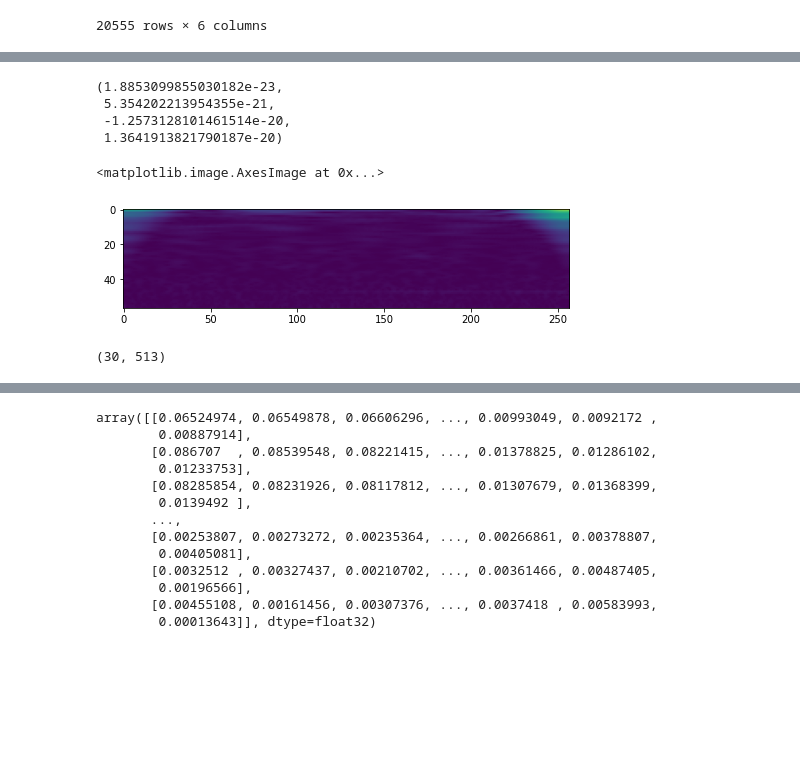
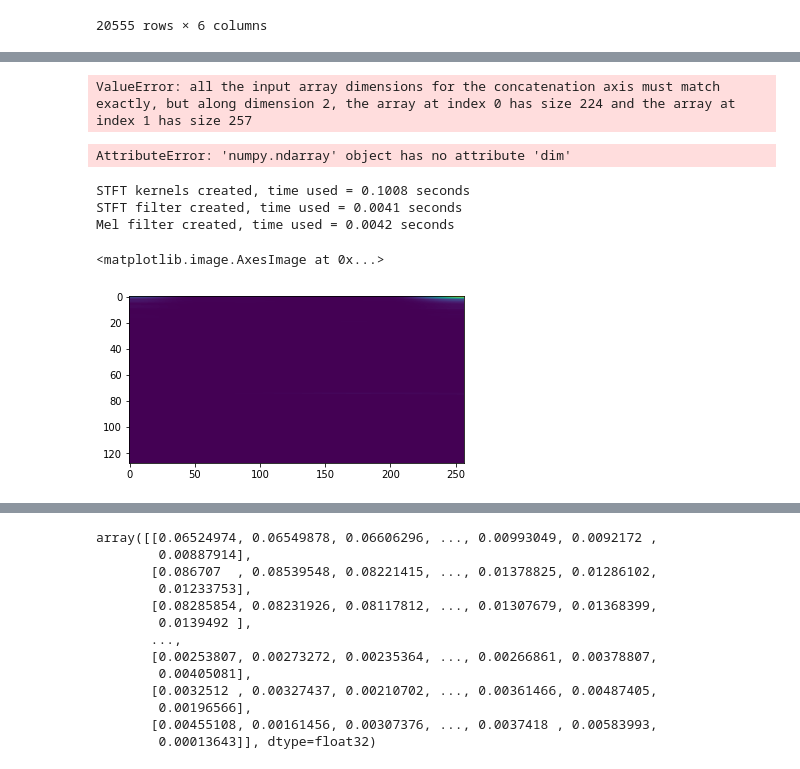
Before and after one commit to hamishdickson/g2net, a Jupyter notebook: nbs/ensembling.ipynb, the cells around one changed output, grey strips where cells are left out. Drawn from its saved outputs; the diff is of its cells as text; code cells hidden in the pictures; blank space fills up the shorter version.

```diff
--- a/nbs/ensembling.ipynb
+++ b/nbs/ensembling.ipynb
@@ -113,26 +124,29 @@ plt.plot(s[0])
-# %%
-s[0].mean(), s[0].std(), s[0].min(), s[0].max()
-# %% [output]
-(1.8853099855030182e-23,
- 5.354202213954355e-21,
- -1.2573128101461514e-20,
- 1.3641913821790187e-20)
 # %%
-tfm_0 = wave_transform(torch.from_numpy(s[0]).float())
+tfm_0 = wave_transform(torch.from_numpy(s[0] / 4.615211621383077e-20).float())
+tfm_0 = F.interpolate(tfm_0, 224)
 tfm_1 = wave_transform(torch.from_numpy(s[1]).float())
 tfm_2 = wave_transform(torch.from_numpy(s[2]).float())
 
 tfm = np.vstack([tfm_0, tfm_1, tfm_2])
+# %% [output]
+ValueError: all the input array dimensions for the concatenation axis must match exactly, but along dimension 2, the array at index 0 has size 224 and the array at index 1 has size 257
 # %%
 f = tfm[0]
+f = F.interpolate(f, 224)
 
 # f = albumentations.CoarseDropout(p=1)(image=torch.from_numpy(f).float())
 
 plt.imshow(f)
 # %% [output]
-<matplotlib.image.AxesImage at 0x...>
+AttributeError: 'numpy.ndarray' object has no attribute 'dim'
-[figure, removed]
-# %%
-f.shape
-# %% [output]
-(30, 513)
+# %%
+ms = MelSpectrogram(sr=2048, fmin=20, fmax=512, hop_length=16)
+# %% [output]
+STFT kernels created, time used = 0.1008 seconds
+STFT filter created, time used = 0.0041 seconds
+Mel filter created, time used = 0.0042 seconds
+# %%
+plt.imshow(ms(torch.from_numpy(s[0] / 4.615211621383077e-20).float())[0])
+# %% [output]
+<matplotlib.image.AxesImage at 0x...>
+[figure, added]
```
Also changed, not shown: parts of 21 cells of this notebook, 2 other files.
